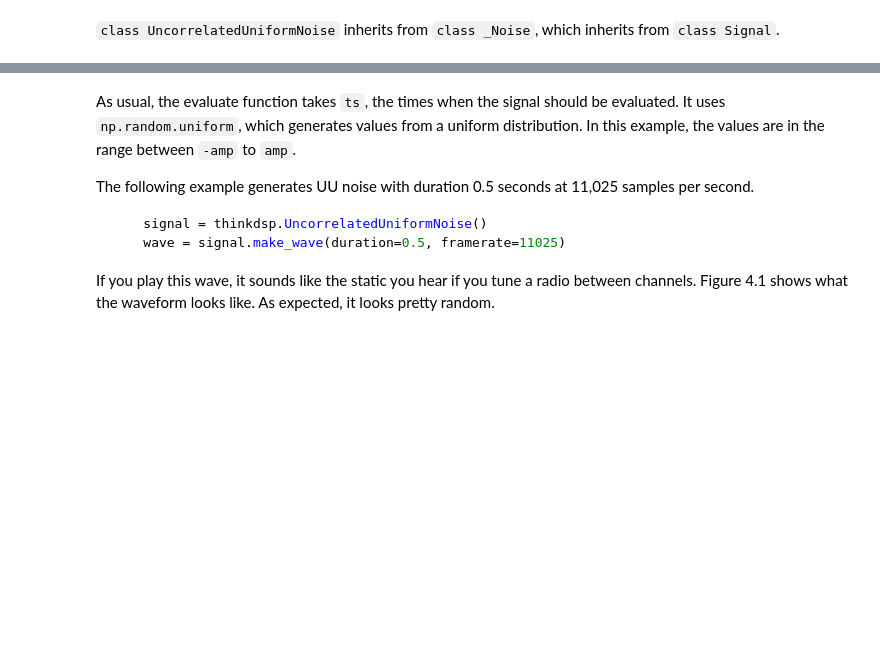
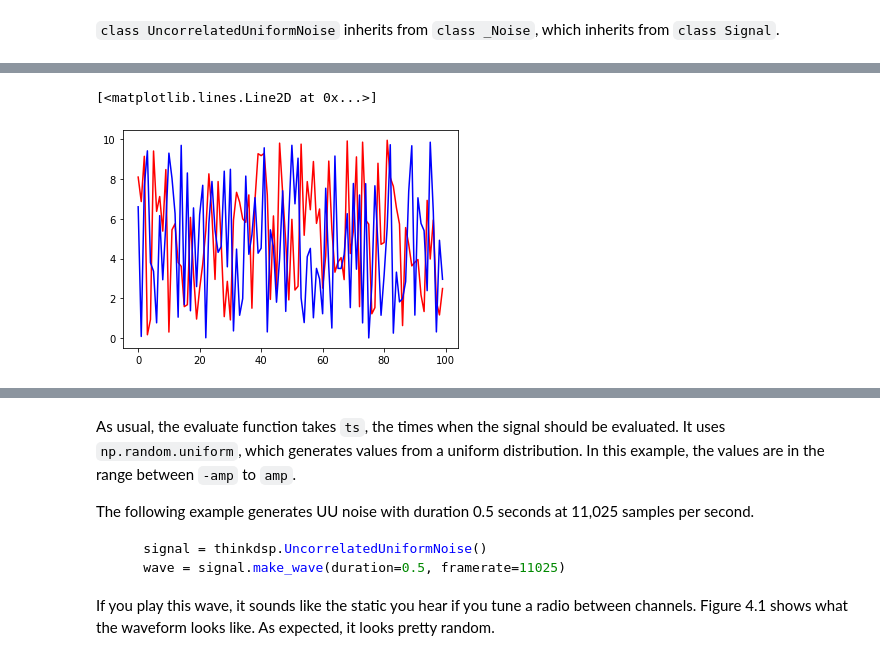
Before and after one commit to renyuanL/_ryDsp2020, a Jupyter notebook: code/ch04.ipynb, the cells around one changed output, grey strips where cells are left out. Drawn from its saved outputs; the diff is of its cells as text; code cells hidden in the pictures; blank space fills up the shorter version.

```diff
--- a/code/ch04.ipynb
+++ b/code/ch04.ipynb
@@ -102,0 +109,11 @@ w.make_spectrogram(seg_length=512).plot()
+# %%
+import numpy as np
+import matplotlib.pyplot as pl
+
+x100= np.random.uniform(0,10,100)
+pl.plot(x100,'r')
+x101= np.random.uniform(0,10,100)
+pl.plot(x101,'b')
+# %% [output]
+[<matplotlib.lines.Line2D at 0x...>]
+[figure, added]
```
Also changed, not shown: parts of 13 cells of this notebook, 1 other file.
